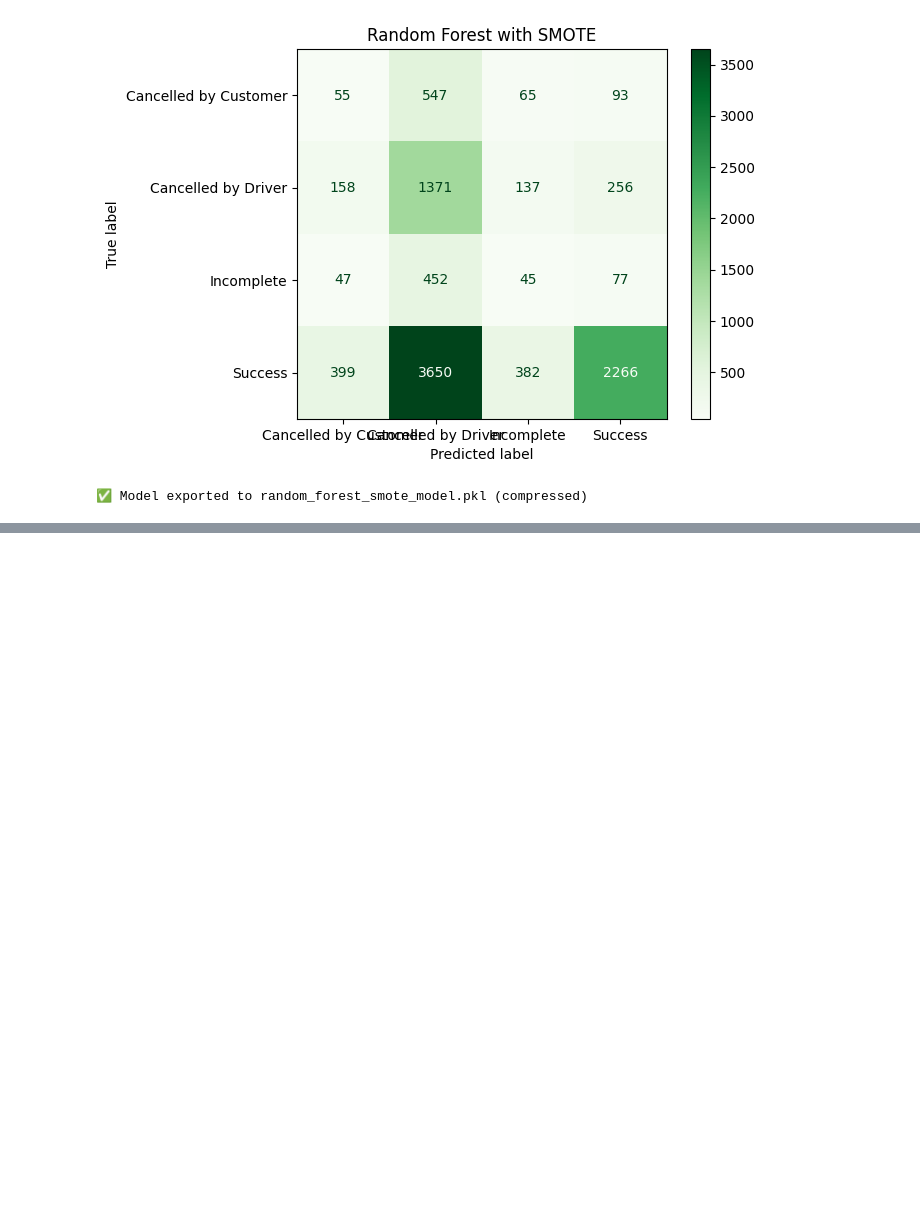
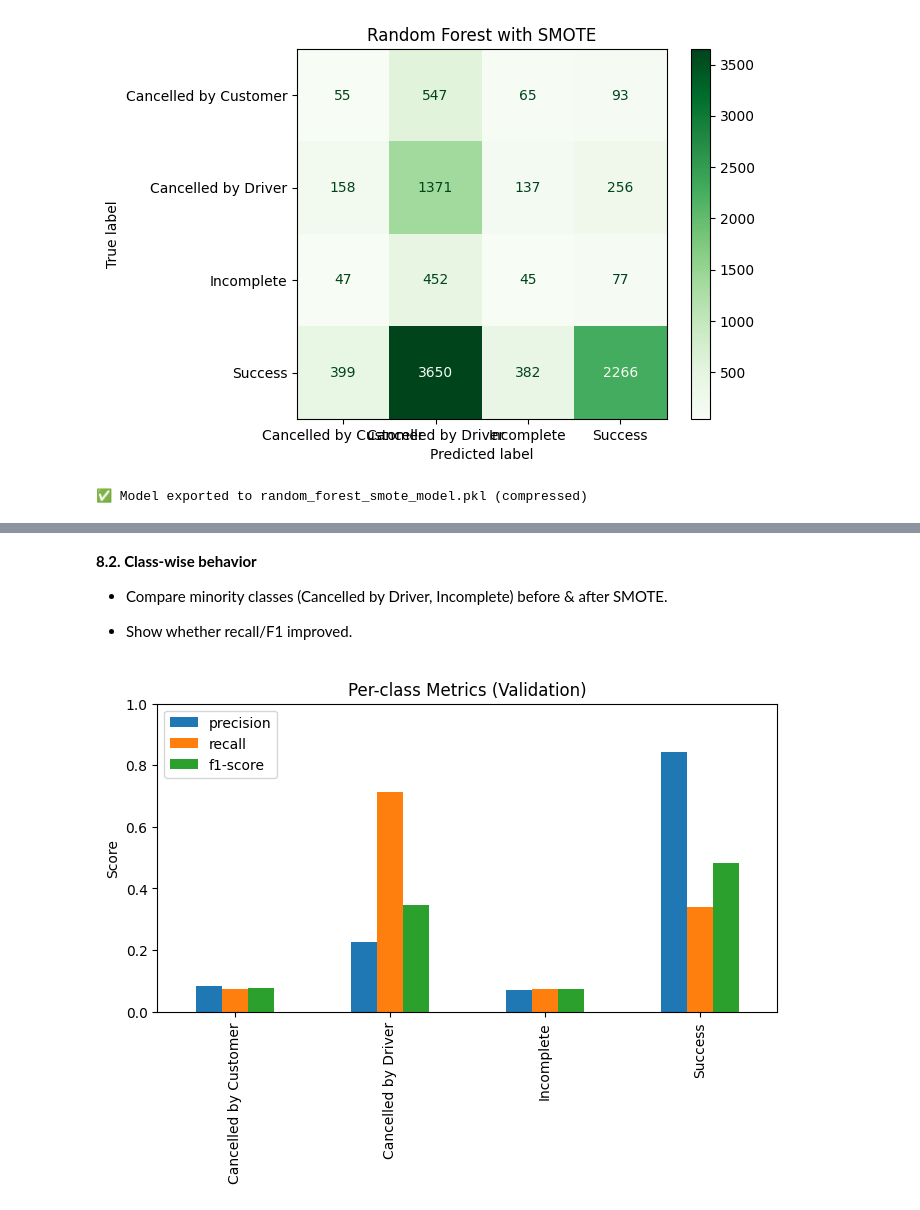
Before and after one commit to Tharmika2002/Ride-Cancellation-Model-DataX, a Jupyter notebook: Ride_Cancellation_Model.ipynb, the cells around one changed output, grey strips where cells are left out. Cells and saved outputs as stored; diff of their text form; code cells hidden in the pictures; blank space fills up the shorter version.

```diff
--- a/Ride_Cancellation_Model.ipynb
+++ b/Ride_Cancellation_Model.ipynb
@@ -553,0 +628,19 @@ Macro-F1: 0.2443662443062198
+# %% [markdown]
+**8.2. Class-wise behavior**
+
+
+*   Compare minority classes (Cancelled by Driver, Incomplete) before & after SMOTE.
+
+*   Show whether recall/F1 improved.
+# %%
+# Per-class metrics bar chart
+
+report = classification_report(y_val, y_pred_rf, target_names=classes, output_dict=True)
+report_df = pd.DataFrame(report).T.iloc[:-3, :]  # drop avg rows
+report_df[["precision","recall","f1-score"]].plot(kind="bar", figsize=(8,4))
+plt.title("Per-class Metrics (Validation)")
+plt.ylabel("Score")
+plt.ylim(0,1)
+plt.show()
+# %% [output]
+[figure, added]
```
Also changed, not shown: parts of 23 cells of this notebook.
